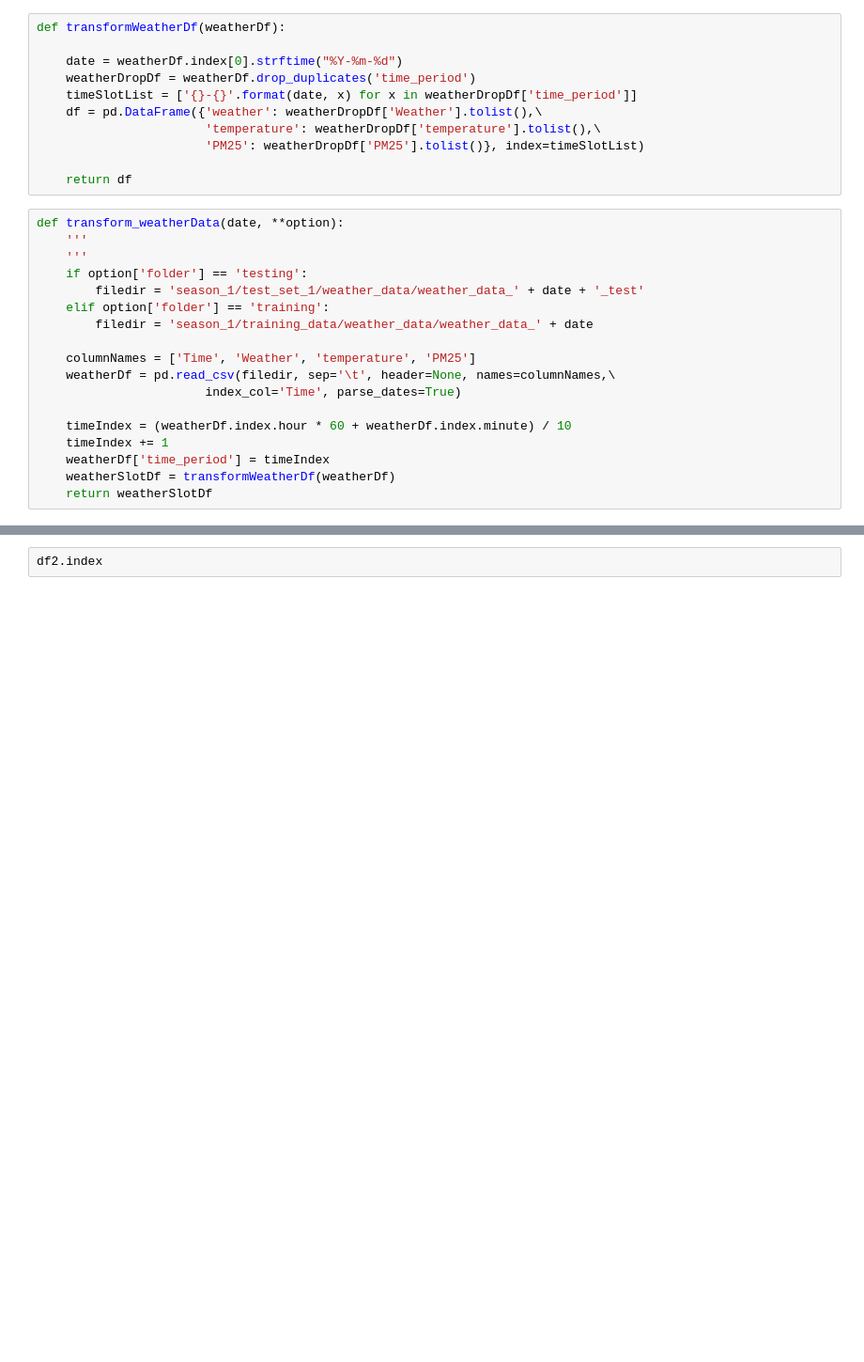
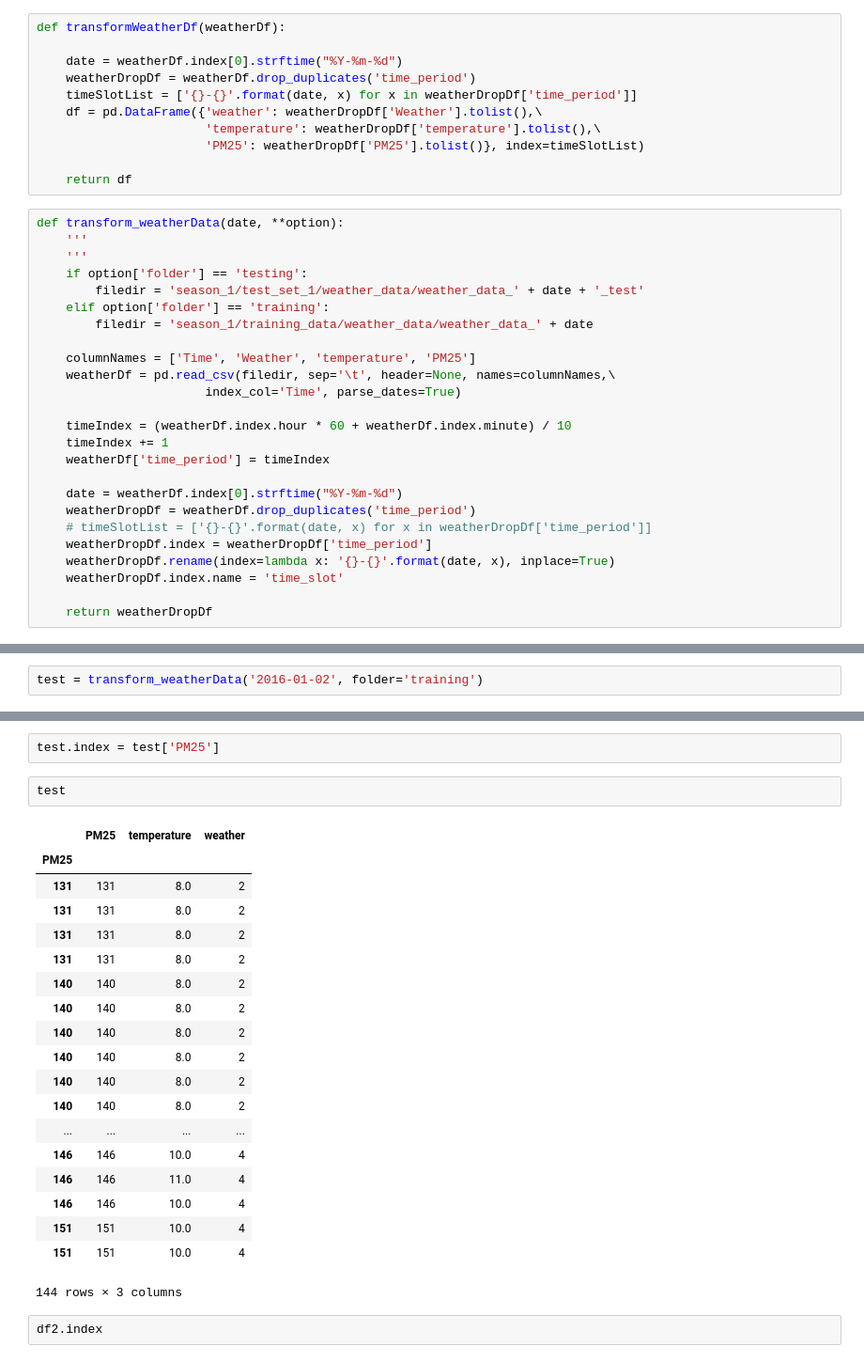
Before and after one commit to kuanliang/traffic_gap, a Jupyter notebook: didi_script_tests.ipynb, the cells around one changed output, grey strips where cells are left out. Shown: that part at 94% size. Saved outputs shown, nothing was run; the diff lists cells and outputs as text; blank space fills up the shorter version.

```diff
--- a/didi_script_tests.ipynb
+++ b/didi_script_tests.ipynb
@@ -150,5 +150,12 @@ def transform_weatherData(date, **option):
     timeIndex = (weatherDf.index.hour * 60 + weatherDf.index.minute) / 10
     timeIndex += 1
     weatherDf['time_period'] = timeIndex
-    weatherSlotDf = transformWeatherDf(weatherDf)
-    return weatherSlotDf
+
+    date = weatherDf.index[0].strftime("%Y-%m-%d")
+    weatherDropDf = weatherDf.drop_duplicates('time_period')
+    # timeSlotList = ['{}-{}'.format(date, x) for x in weatherDropDf['time_period']]
+    weatherDropDf.index = weatherDropDf['time_period']
+    weatherDropDf.rename(index=lambda x: '{}-{}'.format(date, x), inplace=True)
+    weatherDropDf.index.name = 'time_slot'
+
+    return weatherDropDf
@@ -165,0 +162,2 @@ Index([u'2016-01-01-142', u'2016-01-01-56', u'2016-01-01-132',
+# %%
+test = transform_weatherData('2016-01-02', folder='training')
@@ -166,3 +174,27 @@ Index([u'2016-01-01-142', u'2016-01-01-56', u'2016-01-01-132',
+# %%
+test.index = test['PM25']
+# %%
+test
+# %% [output]
+|  | PM25 | temperature | weather |
+| PM25 |  |  |  |
+| 131 | 131 | 8.0 | 2 |
+| 131 | 131 | 8.0 | 2 |
+| 131 | 131 | 8.0 | 2 |
+| 131 | 131 | 8.0 | 2 |
+| 140 | 140 | 8.0 | 2 |
+| 140 | 140 | 8.0 | 2 |
+| 140 | 140 | 8.0 | 2 |
+| 140 | 140 | 8.0 | 2 |
+| 140 | 140 | 8.0 | 2 |
+| 140 | 140 | 8.0 | 2 |
+| ... | ... | ... | ... |
+| 146 | 146 | 10.0 | 4 |
+| 146 | 146 | 11.0 | 4 |
+| 146 | 146 | 10.0 | 4 |
+| 151 | 151 | 10.0 | 4 |
+| 151 | 151 | 10.0 | 4 |
+144 rows × 3 columns
 # %%
 df2.index
 # %% [output]
```
Also changed, not shown: parts of 2 cells of this notebook, 1 other file.
